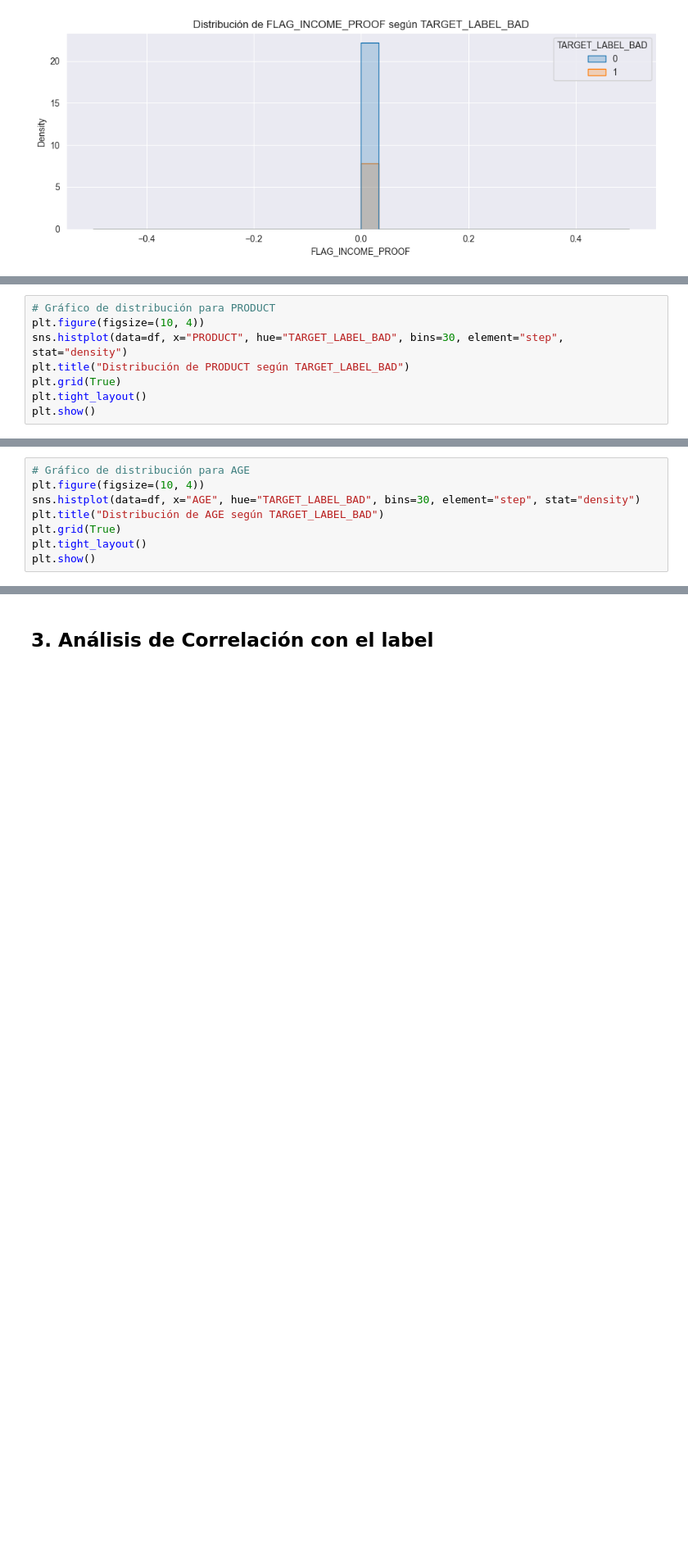
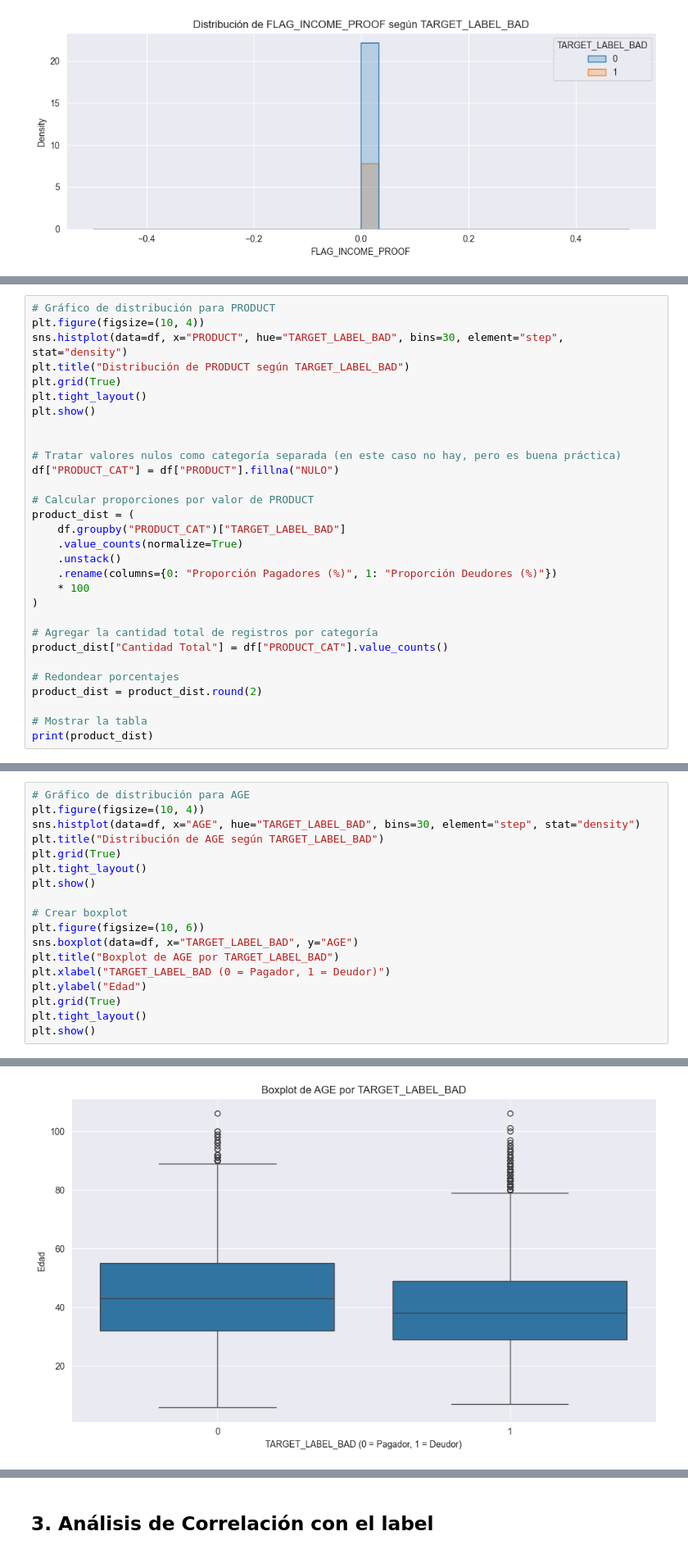
Before and after one commit to alkimer/CreditRiskAnalysisProject, a Jupyter notebook: credit_risk_analysis/EDA/EDA_Ustarroz_Numericos.ipynb, the cells around one changed output, grey strips where cells are left out. Shown at 82% size. Saved outputs shown, nothing was run; the diff lists cells and outputs as text; blank space fills up the shorter version.

```diff
--- a/credit_risk_analysis/EDA/EDA_Ustarroz_Numericos.ipynb
+++ b/credit_risk_analysis/EDA/EDA_Ustarroz_Numericos.ipynb
@@ -726,5 +960,27 @@ plt.title("Distribución de PRODUCT según TARGET_LABEL_BAD")
 plt.grid(True)
 plt.tight_layout()
 plt.show()
+
+
+# Tratar valores nulos como categoría separada (en este caso no hay, pero es buena práctica)
+df["PRODUCT_CAT"] = df["PRODUCT"].fillna("NULO")
+
+# Calcular proporciones por valor de PRODUCT
+product_dist = (
+    df.groupby("PRODUCT_CAT")["TARGET_LABEL_BAD"]
+    .value_counts(normalize=True)
+    .unstack()
+    .rename(columns={0: "Proporción Pagadores (%)", 1: "Proporción Deudores (%)"})
+    * 100
+)
+
+# Agregar la cantidad total de registros por categoría
+product_dist["Cantidad Total"] = df["PRODUCT_CAT"].value_counts()
+
+# Redondear porcentajes
+product_dist = product_dist.round(2)
+
+# Mostrar la tabla
+print(product_dist)
 # %% [output]
 [figure]
@@ -736,12 +999,23 @@ Este análisis debe ajustarse a lo que se observa visualmente.)
 # %%
 # Gráfico de distribución para AGE
 plt.figure(figsize=(10, 4))
 sns.histplot(data=df, x="AGE", hue="TARGET_LABEL_BAD", bins=30, element="step", stat="density")
 plt.title("Distribución de AGE según TARGET_LABEL_BAD")
 plt.grid(True)
 plt.tight_layout()
 plt.show()
+
+# Crear boxplot
+plt.figure(figsize=(10, 6))
+sns.boxplot(data=df, x="TARGET_LABEL_BAD", y="AGE")
+plt.title("Boxplot de AGE por TARGET_LABEL_BAD")
+plt.xlabel("TARGET_LABEL_BAD (0 = Pagador, 1 = Deudor)")
+plt.ylabel("Edad")
+plt.grid(True)
+plt.tight_layout()
+plt.show()
 # %% [output]
 [figure]
+[figure, added]
 # %% [markdown]
 **Análisis para `AGE`**
```
Also changed, not shown: parts of 58 cells of this notebook, 1 other file.
